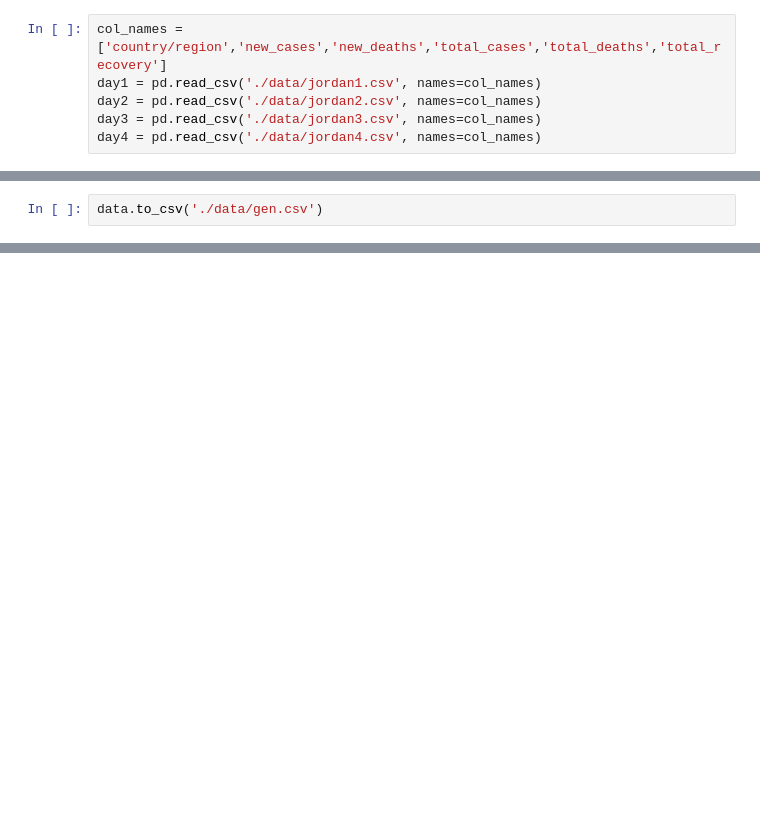
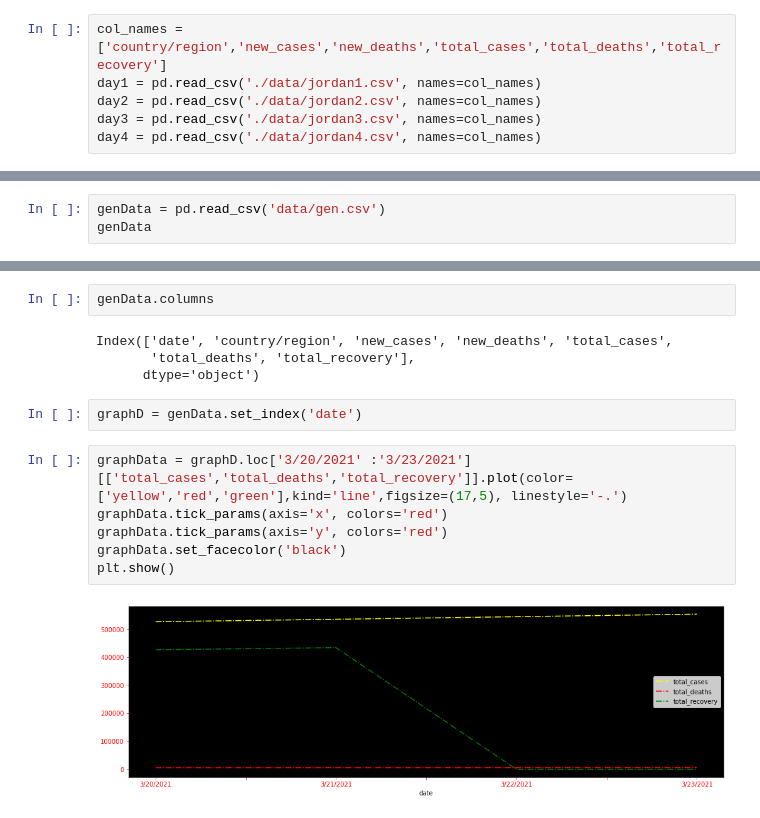
Before and after one commit to iiabdulrazak/silver-scraper, a Jupyter notebook: visData.ipynb, the cells around one changed output, grey strips where cells are left out. Drawn from its saved outputs; the diff is of its cells as text; blank space fills up the shorter version.

Commit message:
Solution: visualizing the data

```diff
--- a/visData.ipynb
+++ b/visData.ipynb
@@ -24,2 +17,3 @@ data
 # %%
-data.to_csv('./data/gen.csv')
+genData = pd.read_csv('data/gen.csv')
+genData
@@ -25,0 +54,16 @@ data.to_csv('./data/gen.csv')
+# %%
+genData.columns
+# %% [output]
+Index(['date', 'country/region', 'new_cases', 'new_deaths', 'total_cases',
+       'total_deaths', 'total_recovery'],
+      dtype='object')
+# %%
+graphD = genData.set_index('date')
+# %%
+graphData = graphD.loc['3/20/2021' :'3/23/2021'][['total_cases','total_deaths','total_recovery']].plot(color=['yellow','red','green'],kind='line',figsize=(17,5), linestyle='-.')
+graphData.tick_params(axis='x', colors='red')
+graphData.tick_params(axis='y', colors='red')
+graphData.set_facecolor('black')
+plt.show()
+# %% [output]
+[figure, added]
```
Also changed, not shown: parts of 6 cells of this notebook.
